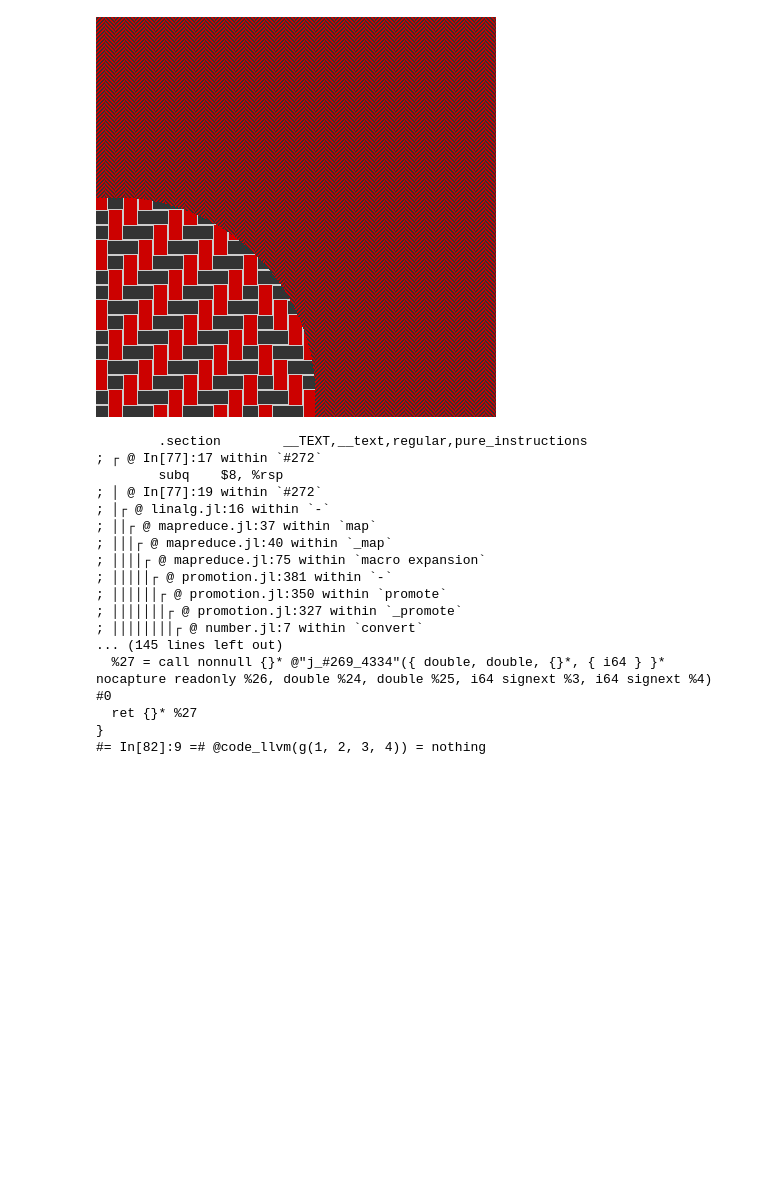
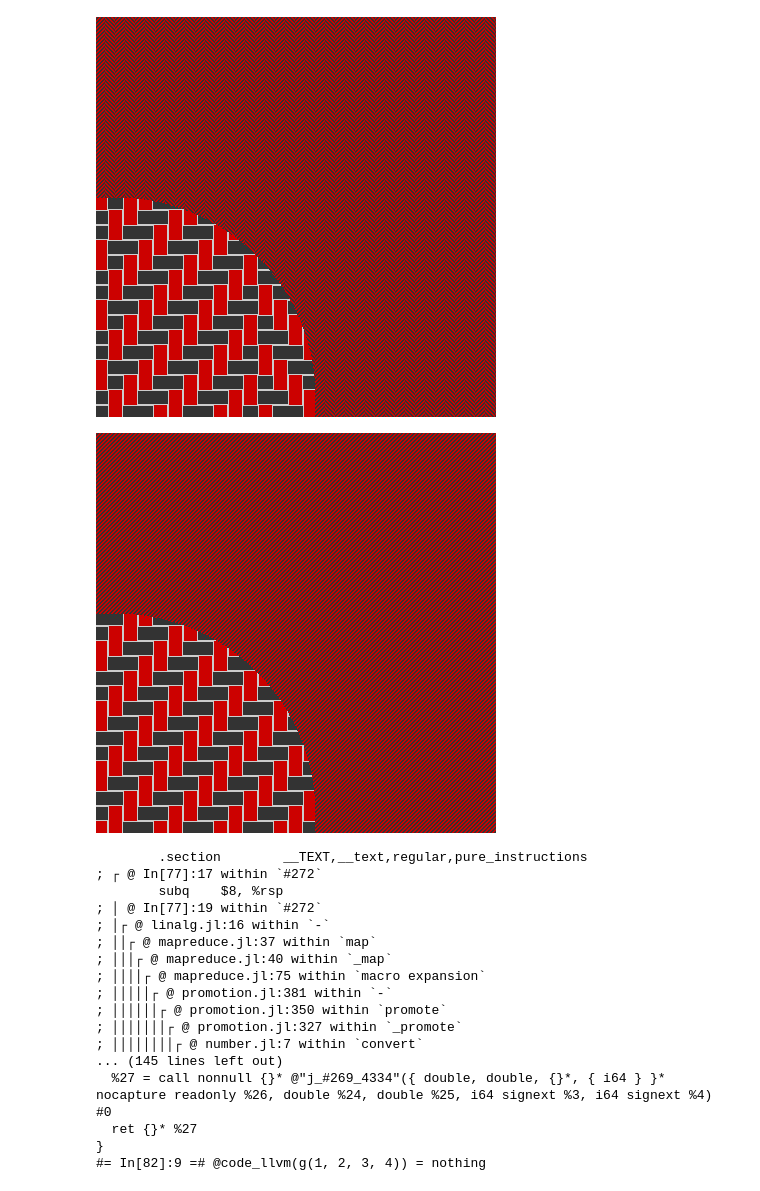
Before and after one commit to habemus-papadum/420, a Jupyter notebook: IchakDana.ipynb, the cells around one changed output. Drawn from its saved outputs; the diff is of its cells as text; code cells hidden in the pictures; blank space fills up the shorter version.

Commit message:
Add todos

```diff
--- a/IchakDana.ipynb
+++ b/IchakDana.ipynb
@@ -143,6 +143,25 @@ begin
 end
 # %% [output]
 [figure]
+# %%
+#todo
+
+begin
+
+	function scratch_weave(i,j)
+		i, j = i*29, j*29
+        mod(i-j,4) < 2
+	end
+
+	@> scratch_weave begin          ## @> is a threading macro from Lazy
+	   weave(simpleColors)
+	   #(f) -> (i,j,w,h) -> f(floor(Int, i/3), floor(Int, j/3), w, h)
+	   zoom(scale=15,radius=200)
+	   createImage
+	end
+end
+# %% [output]
+[figure, added]
 # %%
 g = @> twill begin          ## @> is a threading macro from Lazy
    widen(3)
```
Also changed, not shown: 1 other file.
